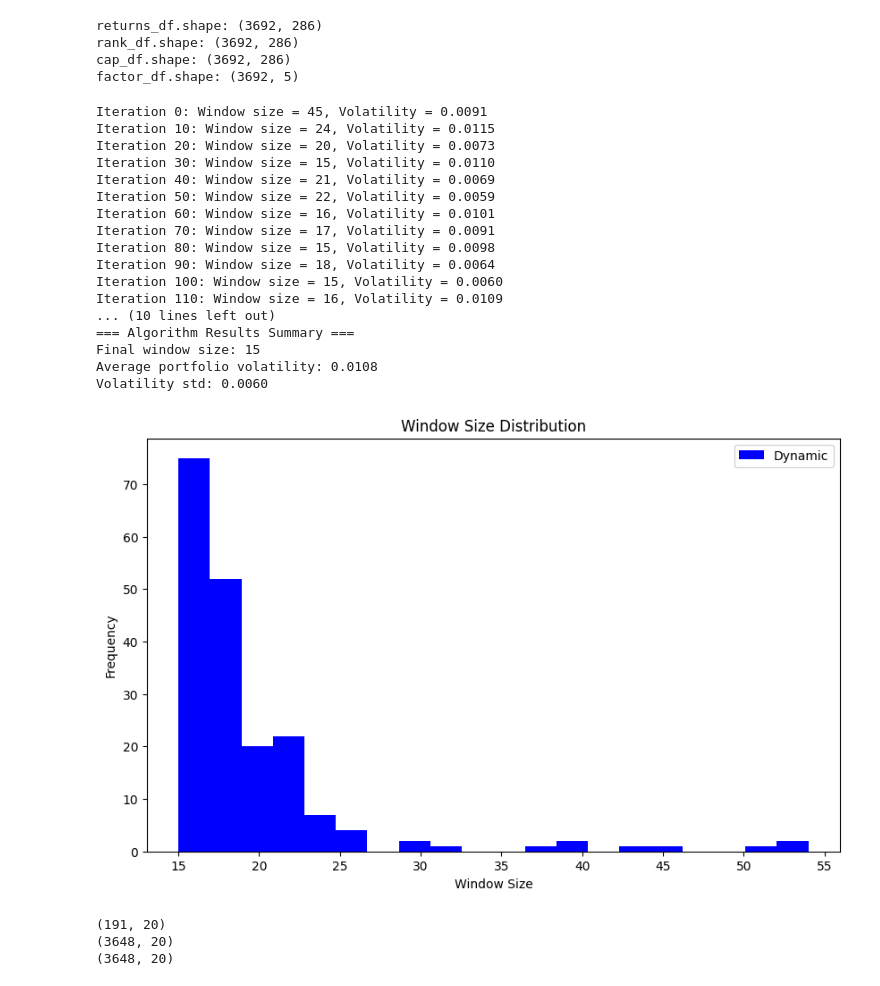
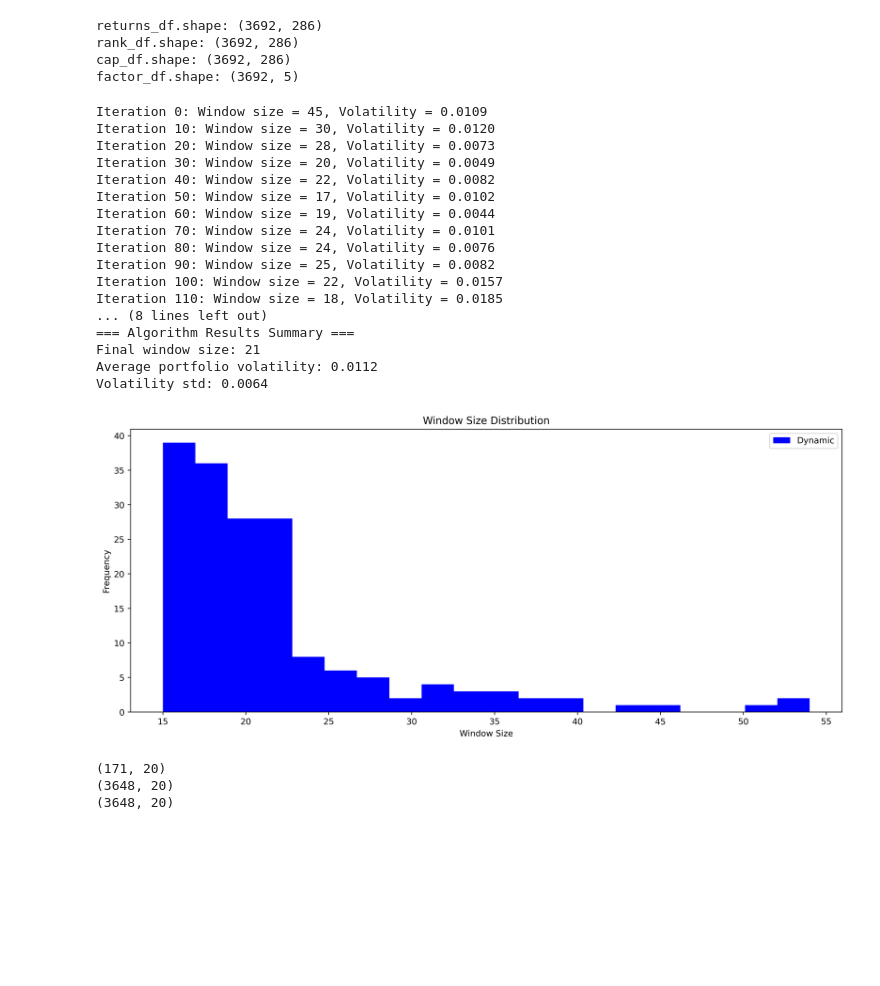
Before and after one commit to kimjuhwan1234/Study_DL_and_Coding, a Jupyter notebook: FERM/job1_portfolio_optimization_no_package.ipynb, the cells around one changed output. Saved outputs shown, nothing was run; the diff lists cells and outputs as text; code cells hidden in the pictures; blank space fills up the shorter version.

```diff
--- a/FERM/job1_portfolio_optimization_no_package.ipynb
+++ b/FERM/job1_portfolio_optimization_no_package.ipynb
@@ -245,7 +245,7 @@ class DynamicSlidingWindowBL:
             # 2)*** 최적화: 공매도 금지 (short-sale not allowed)
             # w_bl = bl_opt.max_sharpe_opt(mu_bl, S_bl, risk_free_rate= 0.0, long_only=True)
             w_bl = bl_opt.mean_var_opt(
-                mu_bl, S_bl, risk_aversion=self.risk_aversion, long_only=True, weight_bounds=(0.0, 0.25))
+                mu_bl, S_bl, risk_aversion=self.risk_aversion, long_only=True, weight_bounds=(0.001, 0.25))
 
             # Step 7: Execute transactions and evaluate volatility
             # 다음 윈도우의 수익률로 포트폴리오 성과 평가
@@ -349,10 +349,10 @@ dsa = DynamicSlidingWindowBL(
     n_assets=n_assets,           # 10 assets
     initial_window=45,     # Initial window size 60
     eta=0.2,              # EWMA decay factor
-    h=0.2,                 # Volatility threshold for window adjustment
+    h=0.15,                 # Volatility threshold for window adjustment
     c_minus=0.8,           # Window decrease factor
     c_plus=1.2,             # Window increase factor
-    risk_aversion=1.0
+    risk_aversion=2.0
 )
 
 tic_df = dsa.run_algorithm(returns_df, cap_df, factor_df, n_iterations=200)
@@ -360,35 +360,35 @@ tic_df = dsa.run_algorithm(returns_df, cap_df, factor_df, n_iterations=200)
 # Display results
 dsa.get_results_summary()
 # %% [output]
-Iteration 0: Window size = 45, Volatility = 0.0091
-Iteration 10: Window size = 24, Volatility = 0.0115
-Iteration 20: Window size = 20, Volatility = 0.0073
-Iteration 30: Window size = 15, Volatility = 0.0110
-Iteration 40: Window size = 21, Volatility = 0.0069
-Iteration 50: Window size = 22, Volatility = 0.0059
-Iteration 60: Window size = 16, Volatility = 0.0101
-Iteration 70: Window size = 17, Volatility = 0.0091
-Iteration 80: Window size = 15, Volatility = 0.0098
-Iteration 90: Window size = 18, Volatility = 0.0064
-Iteration 100: Window size = 15, Volatility = 0.0060
-Iteration 110: Window size = 16, Volatility = 0.0109
-... (10 lines left out)
+Iteration 0: Window size = 45, Volatility = 0.0109
+Iteration 10: Window size = 30, Volatility = 0.0120
+Iteration 20: Window size = 28, Volatility = 0.0073
+Iteration 30: Window size = 20, Volatility = 0.0049
+Iteration 40: Window size = 22, Volatility = 0.0082
+Iteration 50: Window size = 17, Volatility = 0.0102
+Iteration 60: Window size = 19, Volatility = 0.0044
+Iteration 70: Window size = 24, Volatility = 0.0101
+Iteration 80: Window size = 24, Volatility = 0.0076
+Iteration 90: Window size = 25, Volatility = 0.0082
+Iteration 100: Window size = 22, Volatility = 0.0157
+Iteration 110: Window size = 18, Volatility = 0.0185
+... (8 lines left out)
 === Algorithm Results Summary ===
-Final window size: 15
-Average portfolio volatility: 0.0108
-Volatility std: 0.0060
+Final window size: 21
+Average portfolio volatility: 0.0112
+Volatility std: 0.0064
 # %%
 import matplotlib.pyplot as plt
 
-plt.figure(figsize=(10, 6))
+plt.figure(figsize=(15, 6), dpi=400)
 plt.hist(dsa.window_sizes, label='Dynamic', bins=20, color='blue')
 plt.xlabel('Window Size')
 plt.ylabel('Frequency')
 plt.title('Window Size Distribution')
 plt.legend()
 plt.show()
 # %% [output]
-[figure, old version]
+[figure, new version]
 # %%
 weight_df = pd.DataFrame(dsa.portfolio_weights).T
 tic_df.index = pd.to_datetime(tic_df.index)
@@ -416,6 +416,6 @@ weight_df.to_csv('data/weight_df.csv')
 tic_df.to_csv('data/tic_df.csv')
 returns_df_winsorized.to_csv('data/returns_df.csv')
 # %% [output]
-(191, 20)
+(171, 20)
 (3648, 20)
 (3648, 20)
```
Also changed, not shown: 7 other files.
